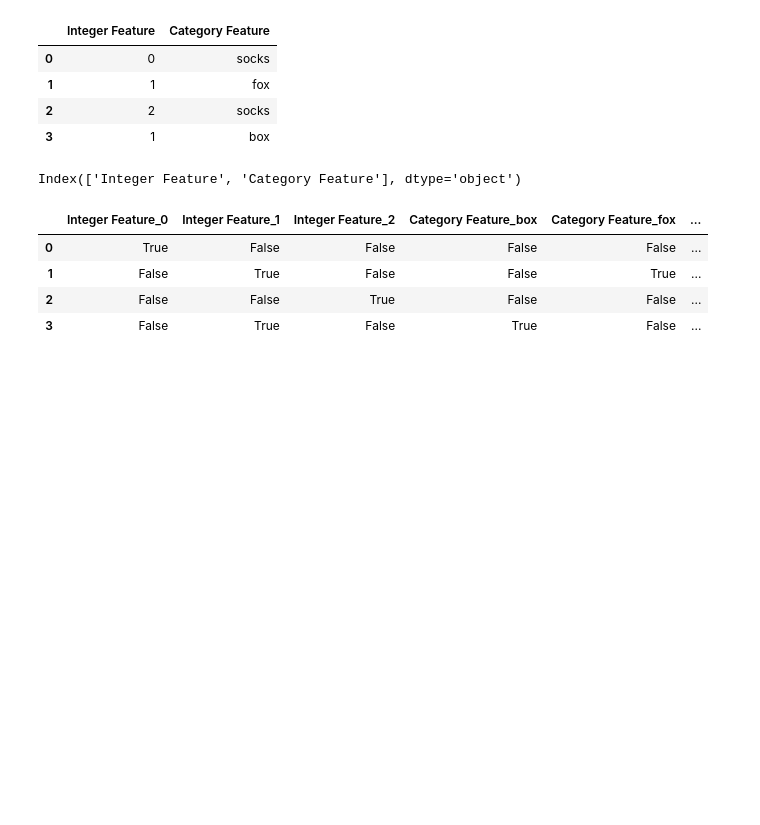
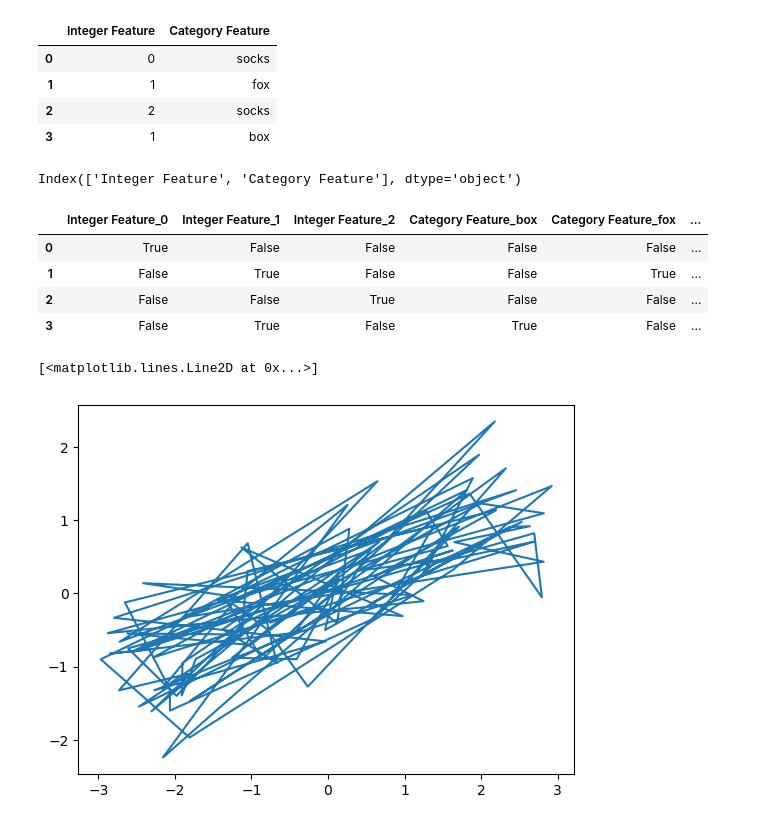
Before and after one commit to CHU1PC/Introduction-to-ML-with-python, a Jupyter notebook: chap/four/category_val.ipynb, the cells around one changed output. Cells and saved outputs as stored; diff of their text form; code cells hidden in the pictures; blank space fills up the shorter version.

```diff
--- a/chap/four/category_val.ipynb
+++ b/chap/four/category_val.ipynb
@@ -146,0 +152,7 @@ pd.get_dummies(data=demo_df, columns=demo_df.columns[[0, 1]])
+# %%
+X, y = mglearn.datasets.make_wave(n_samples=100)
+line = np.linspace(-3, 3, 1000, endpoint=False).reshape(-1, 1)
+plt.plot(X[:, 0], y)
+# %% [output]
+[<matplotlib.lines.Line2D at 0x...>]
+[figure, added]
```
Also changed, not shown: parts of 10 cells of this notebook.
